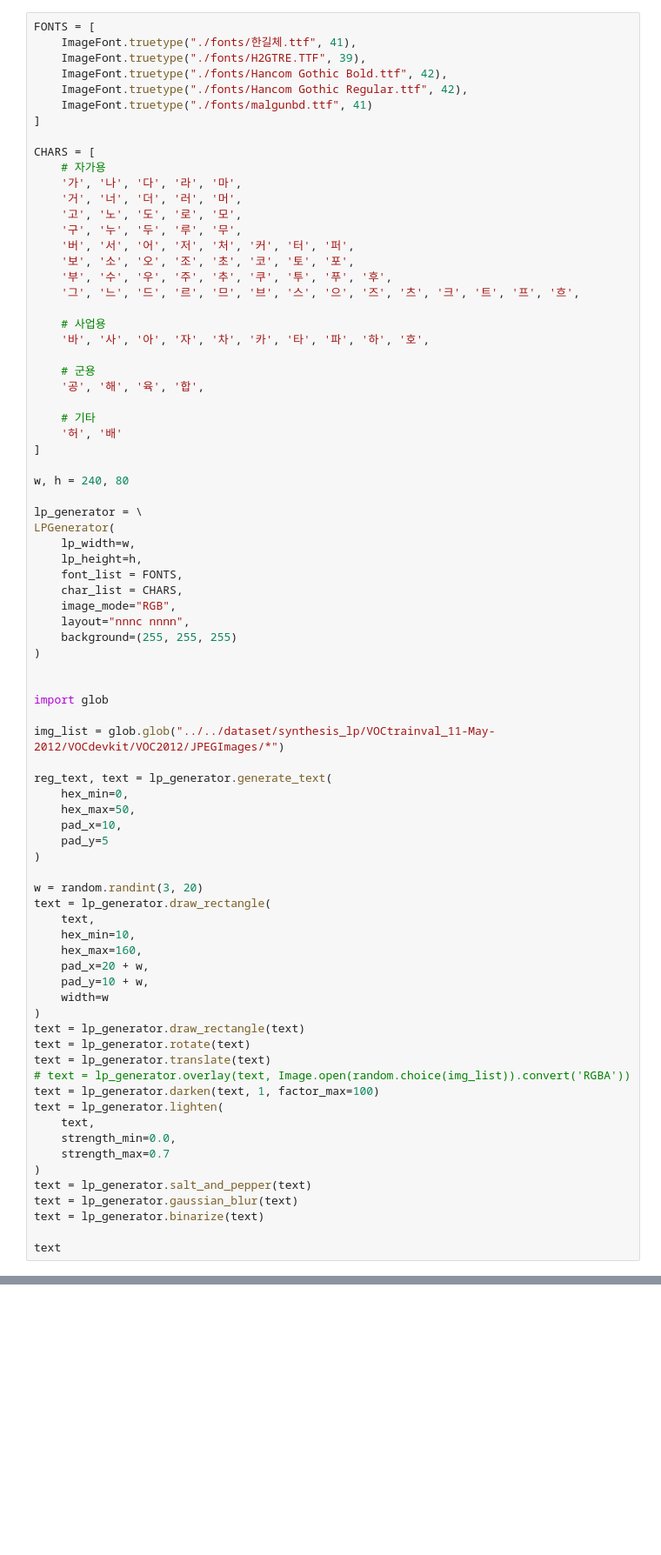
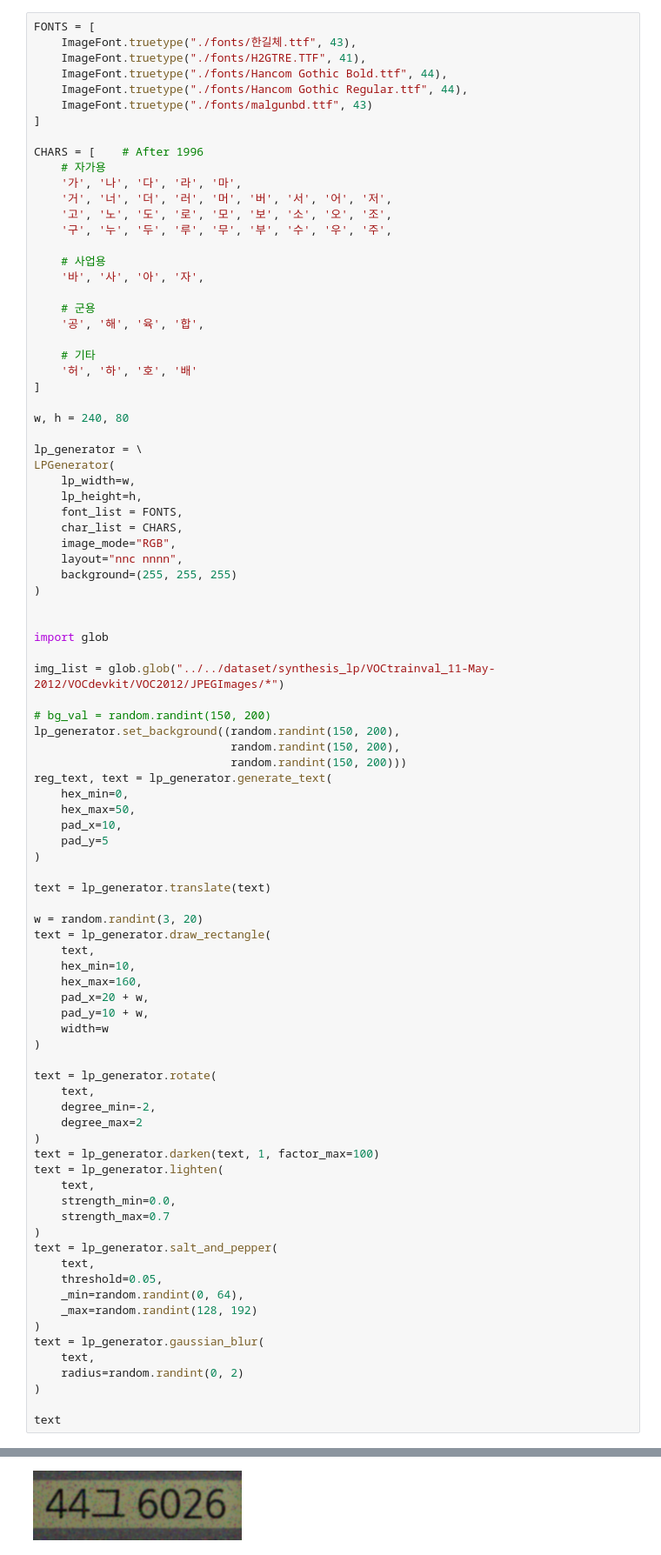
Before and after one commit to dev-sngwn/synthetic-license-plate-generator, a Jupyter notebook: lp_generator.ipynb, the cells around one changed output, grey strips where cells are left out. Shown at 87% size. Drawn from its saved outputs; the diff is of its cells as text; blank space fills up the shorter version.

```diff
--- a/lp_generator.ipynb
+++ b/lp_generator.ipynb
@@ -327,32 +348,28 @@ class LPGenerator:
         return Image.fromarray(img.astype('uint8'), "L")
 # %%
 FONTS = [
-    ImageFont.truetype("./fonts/한길체.ttf", 41),
-    ImageFont.truetype("./fonts/H2GTRE.TTF", 39),
-    ImageFont.truetype("./fonts/Hancom Gothic Bold.ttf", 42),
-    ImageFont.truetype("./fonts/Hancom Gothic Regular.ttf", 42),
-    ImageFont.truetype("./fonts/malgunbd.ttf", 41)
+    ImageFont.truetype("./fonts/한길체.ttf", 43),
+    ImageFont.truetype("./fonts/H2GTRE.TTF", 41),
+    ImageFont.truetype("./fonts/Hancom Gothic Bold.ttf", 44),
+    ImageFont.truetype("./fonts/Hancom Gothic Regular.ttf", 44),
+    ImageFont.truetype("./fonts/malgunbd.ttf", 43)
 ]
 
-CHARS = [
+CHARS = [    # After 1996
     # 자가용
     '가', '나', '다', '라', '마',
-    '거', '너', '더', '러', '머',
-    '고', '노', '도', '로', '모',
-    '구', '누', '두', '루', '무',
-    '버', '서', '어', '저', '처', '커', '터', '퍼',
-    '보', '소', '오', '조', '초', '코', '토', '포',
-    '부', '수', '우', '주', '추', '쿠', '투', '푸', '후',
-    '그', '느', '드', '르', '므', '브', '스', '으', '즈', '츠', '크', '트', '프', '흐',
+    '거', '너', '더', '러', '머', '버', '서', '어', '저',
+    '고', '노', '도', '로', '모', '보', '소', '오', '조',
+    '구', '누', '두', '루', '무', '부', '수', '우', '주',
 
     # 사업용
-    '바', '사', '아', '자', '차', '카', '타', '파', '하', '호',
+    '바', '사', '아', '자',
 
     # 군용
     '공', '해', '육', '합',
 
     # 기타
-    '허', '배'
+    '허', '하', '호', '배'
 ]
 
 w, h = 240, 80
@@ -364,7 +381,7 @@ LPGenerator(
     font_list = FONTS,
     char_list = CHARS,
     image_mode="RGB",
-    layout="nnnc nnnn",
+    layout="nnc nnnn",
     background=(255, 255, 255)
 )
 
@@ -373,12 +390,18 @@ import glob
 
 img_list = glob.glob("../../dataset/synthesis_lp/VOCtrainval_11-May-2012/VOCdevkit/VOC2012/JPEGImages/*")
 
+# bg_val = random.randint(150, 200)
+lp_generator.set_background((random.randint(150, 200),
+                             random.randint(150, 200),
+                             random.randint(150, 200)))
 reg_text, text = lp_generator.generate_text(
     hex_min=0,
     hex_max=50,
     pad_x=10,
     pad_y=5
 )
+
+text = lp_generator.translate(text)
 
 w = random.randint(3, 20)
 text = lp_generator.draw_rectangle(
@@ -389,19 +412,28 @@ text = lp_generator.draw_rectangle(
     pad_y=10 + w,
     width=w
 )
-text = lp_generator.draw_rectangle(text)
-text = lp_generator.rotate(text)
-text = lp_generator.translate(text)
-# text = lp_generator.overlay(text, Image.open(random.choice(img_list)).convert('RGBA'))
+
+text = lp_generator.rotate(
+    text,
+    degree_min=-2,
+    degree_max=2
+)
 text = lp_generator.darken(text, 1, factor_max=100)
 text = lp_generator.lighten(
     text,
     strength_min=0.0,
     strength_max=0.7
 )
-text = lp_generator.salt_and_pepper(text)
-text = lp_generator.gaussian_blur(text)
-text = lp_generator.binarize(text)
+text = lp_generator.salt_and_pepper(
+    text,
+    threshold=0.05,
+    _min=random.randint(0, 64),
+    _max=random.randint(128, 192)
+)
+text = lp_generator.gaussian_blur(
+    text,
+    radius=random.randint(0, 2)
+)
 
 text
 # %% [output]
@@ -408,0 +440 @@ TypeError: an integer is required (got type str)
+[figure, added]
```
Also changed, not shown: parts of 5 cells of this notebook.
